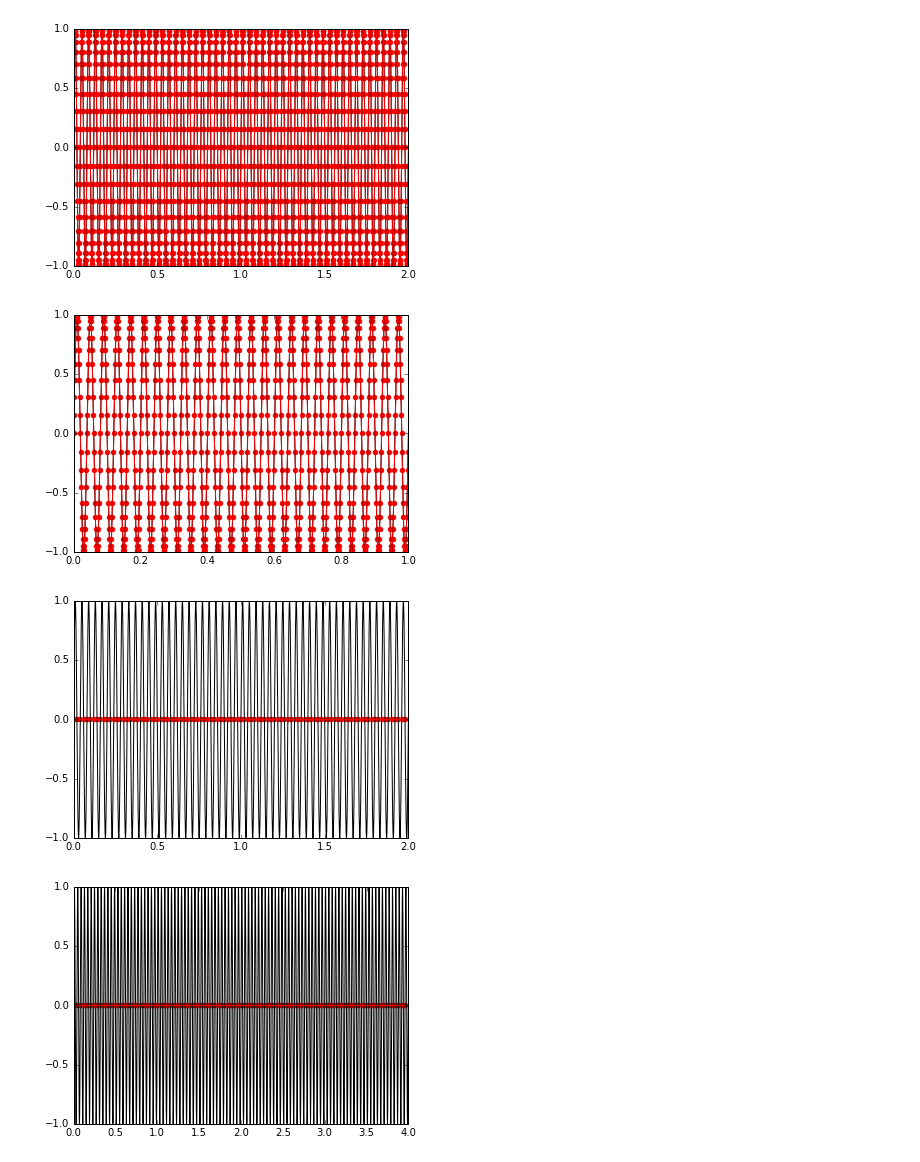
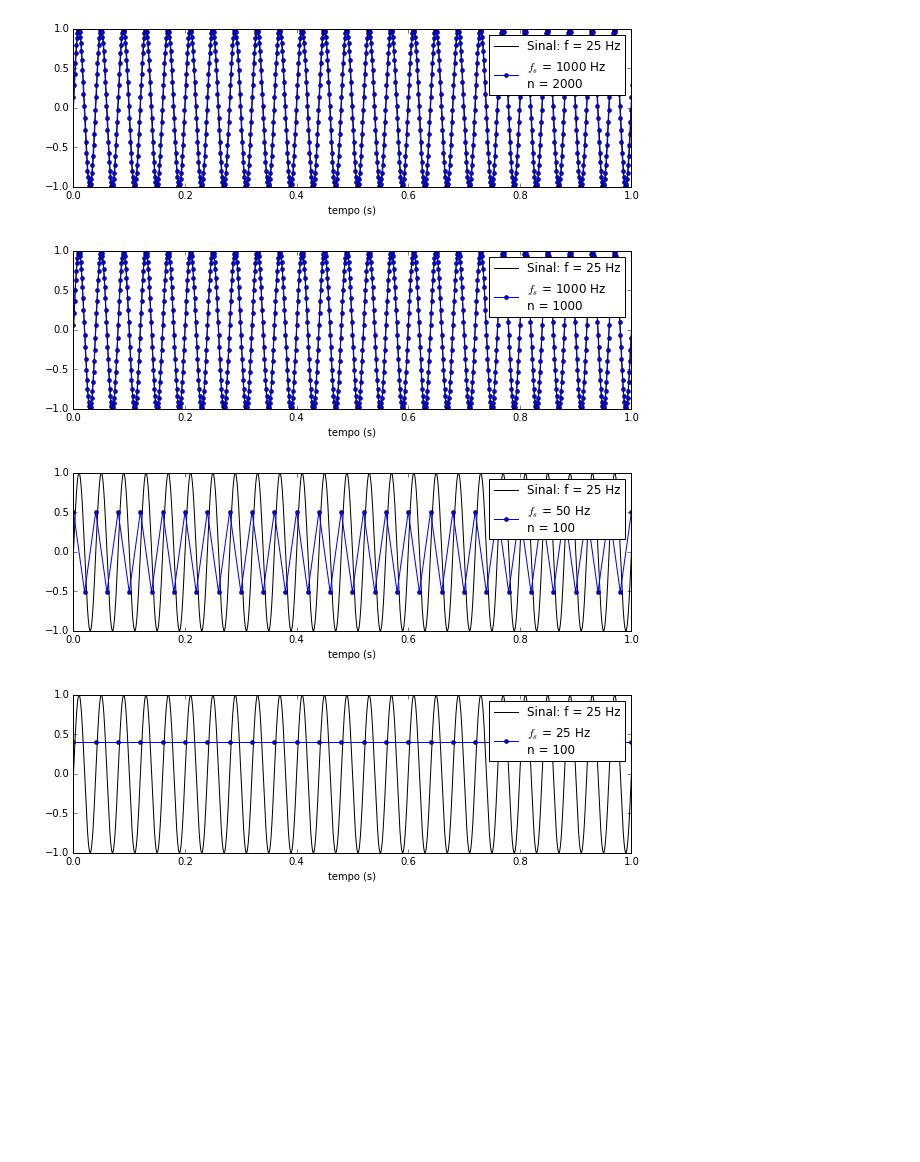
Before and after one commit to julionaojulho/machine-learning, a Jupyter notebook: signals_proc.ipynb, the cells around one changed output. Cells and saved outputs as stored; diff of their text form; code cells hidden in the pictures; blank space fills up the shorter version.

```diff
--- a/signals_proc.ipynb
+++ b/signals_proc.ipynb
@@ -61,3 +61,0 @@ plt.scatter(freq3,ganhos3)
-# %%
-t = np.linspace(0,1,1000000)
-y = np.sin(2*np.pi*25*t)
@@ -64,20 +76,20 @@ y = np.sin(2*np.pi*25*t)
 # %%
 fs = [(1000,2000), (1000,1000), (50,100),
       (25,100), (20,80), (8,30)]
 for i,k in fs:
+    ll = r'$f_s$ = ' + str(i) + ' Hz\nn = ' + str(k)
     tt = np.arange(0,k/i,1/i)
-    yy = np.sin(2*np.pi*25*tt)
+    yy = np.sin(2*np.pi*25*(tt+np.random.rand(1)/i))
     t = np.linspace(0,k/i,1e6*k/i)
     y = np.sin(2*np.pi*25*t)
-    plt.figure(figsize=(6,6/np.sqrt(2)))
-    plt.plot(t,y,'k')
-    plt.scatter(tt,yy,color='red')
-    plt.plot(tt,yy,'r')
-    plt.axis([0,k/i,-1,1])
-
-    input()
+    plt.figure(figsize=(10,4/np.sqrt(2)))
+    plt.plot(t,y,'k',label='Sinal: f = 25 Hz')
+    plt.xlabel('tempo (s)')
+    plt.plot(tt,yy,'bo-',label=ll,ms=4)
+    plt.axis([0,1,-1,1])
+    plt.legend(numpoints=1)
 # %% [output]
-[figure, old version]
+[figure, new version]
-[figure, old version]
+[figure, new version]
-[figure, old version]
+[figure, new version]
-[figure, old version]
+[figure, new version]
```
Also changed, not shown: parts of 6 cells of this notebook.
